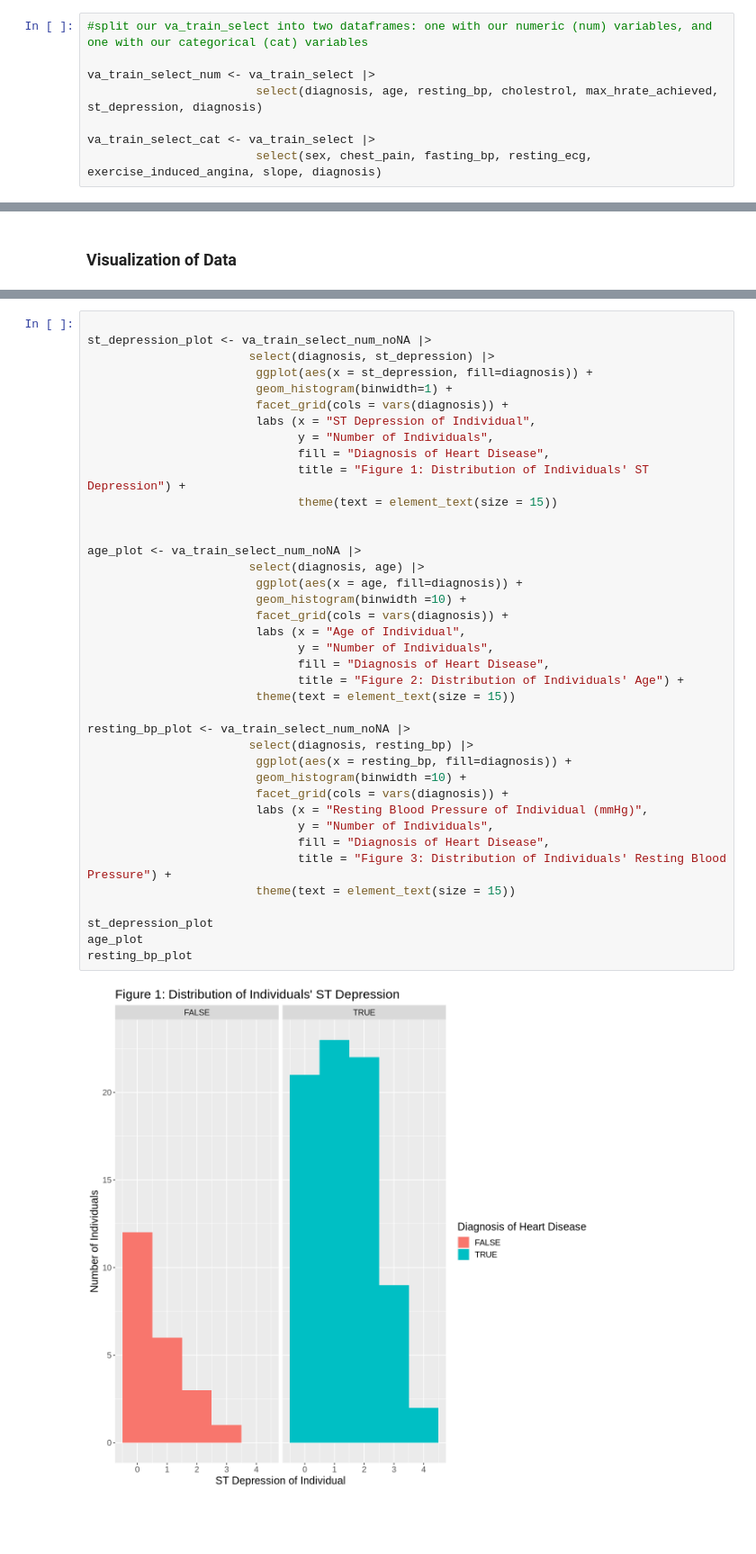
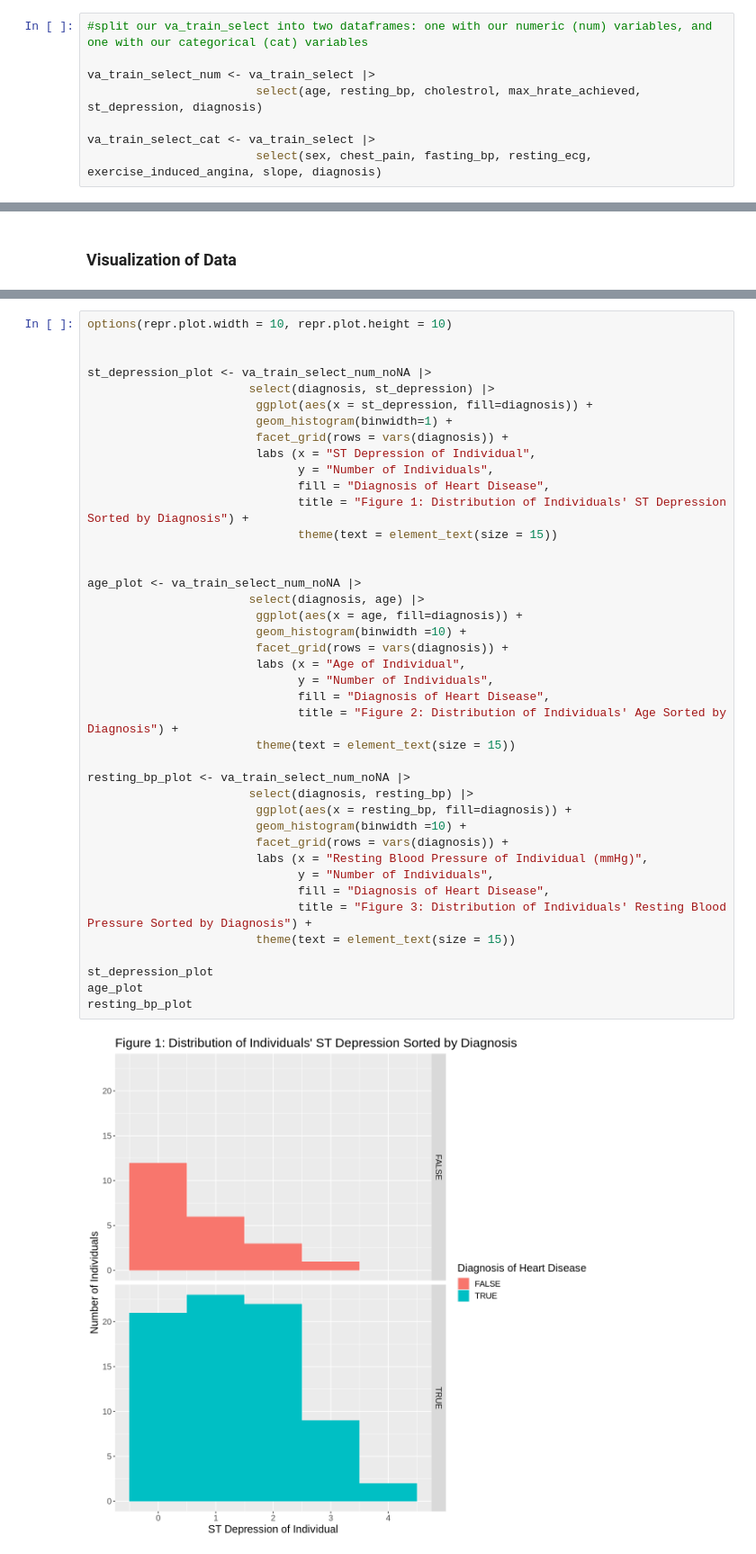
Before and after one commit to Majordingus2/group12-dsci-project, a Jupyter notebook: Group Proposal.ipynb, the cells around one changed output, grey strips where cells are left out. Shown at 90% size. Saved outputs shown, nothing was run; the diff lists cells and outputs as text; blank space fills up the shorter version.

```diff
--- a/Group Proposal.ipynb
+++ b/Group Proposal.ipynb
@@ -160,7 +161,7 @@ va_train_select <- va_train |>
 #split our va_train_select into two dataframes: one with our numeric (num) variables, and one with our categorical (cat) variables
 
 va_train_select_num <- va_train_select |>
-                        select(diagnosis, age, resting_bp, cholestrol, max_hrate_achieved, st_depression, diagnosis)
+                        select(age, resting_bp, cholestrol, max_hrate_achieved, st_depression, diagnosis)
 
 va_train_select_cat <- va_train_select |>
                         select(sex, chest_pain, fasting_bp, resting_ecg, exercise_induced_angina, slope, diagnosis)
@@ -295,41 +278,43 @@ To visualize our training data, we decided to create histograms which correlates
 # %%
+options(repr.plot.width = 10, repr.plot.height = 10)
+
 
 st_depression_plot <- va_train_select_num_noNA |>
                        select(diagnosis, st_depression) |>
                         ggplot(aes(x = st_depression, fill=diagnosis)) +
                         geom_histogram(binwidth=1) +
-                        facet_grid(cols = vars(diagnosis)) +
+                        facet_grid(rows = vars(diagnosis)) +
                         labs (x = "ST Depression of Individual",
                               y = "Number of Individuals",
                               fill = "Diagnosis of Heart Disease",
-                              title = "Figure 1: Distribution of Individuals' ST Depression") +
+                              title = "Figure 1: Distribution of Individuals' ST Depression Sorted by Diagnosis") +
                               theme(text = element_text(size = 15))
 
 
 age_plot <- va_train_select_num_noNA |>
                        select(diagnosis, age) |>
                         ggplot(aes(x = age, fill=diagnosis)) +
                         geom_histogram(binwidth =10) +
-                        facet_grid(cols = vars(diagnosis)) +
+                        facet_grid(rows = vars(diagnosis)) +
                         labs (x = "Age of Individual",
                               y = "Number of Individuals",
                               fill = "Diagnosis of Heart Disease",
-                              title = "Figure 2: Distribution of Individuals' Age") +
+                              title = "Figure 2: Distribution of Individuals' Age Sorted by Diagnosis") +
                         theme(text = element_text(size = 15))
 
 resting_bp_plot <- va_train_select_num_noNA |>
                        select(diagnosis, resting_bp) |>
                         ggplot(aes(x = resting_bp, fill=diagnosis)) +
                         geom_histogram(binwidth =10) +
-                        facet_grid(cols = vars(diagnosis)) +
+                        facet_grid(rows = vars(diagnosis)) +
                         labs (x = "Resting Blood Pressure of Individual (mmHg)",
                               y = "Number of Individuals",
                               fill = "Diagnosis of Heart Disease",
-                              title = "Figure 3: Distribution of Individuals' Resting Blood Pressure") +
+                              title = "Figure 3: Distribution of Individuals' Resting Blood Pressure Sorted by Diagnosis") +
                         theme(text = element_text(size = 15))
 
 st_depression_plot
 age_plot
 resting_bp_plot
 # %% [output]
-[figure, old version]
+[figure, new version]
```
Also changed, not shown: parts of 14 cells of this notebook.
